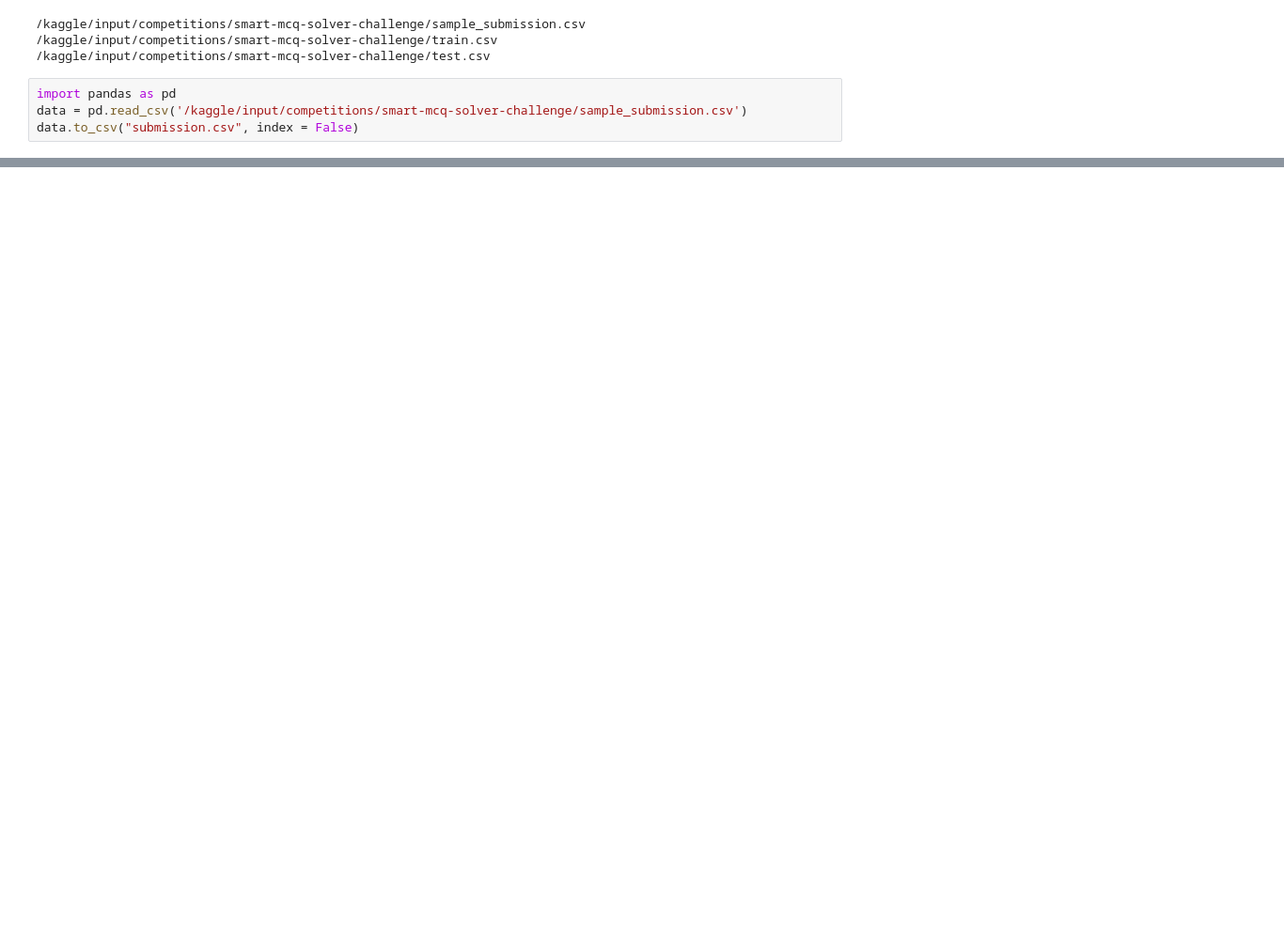
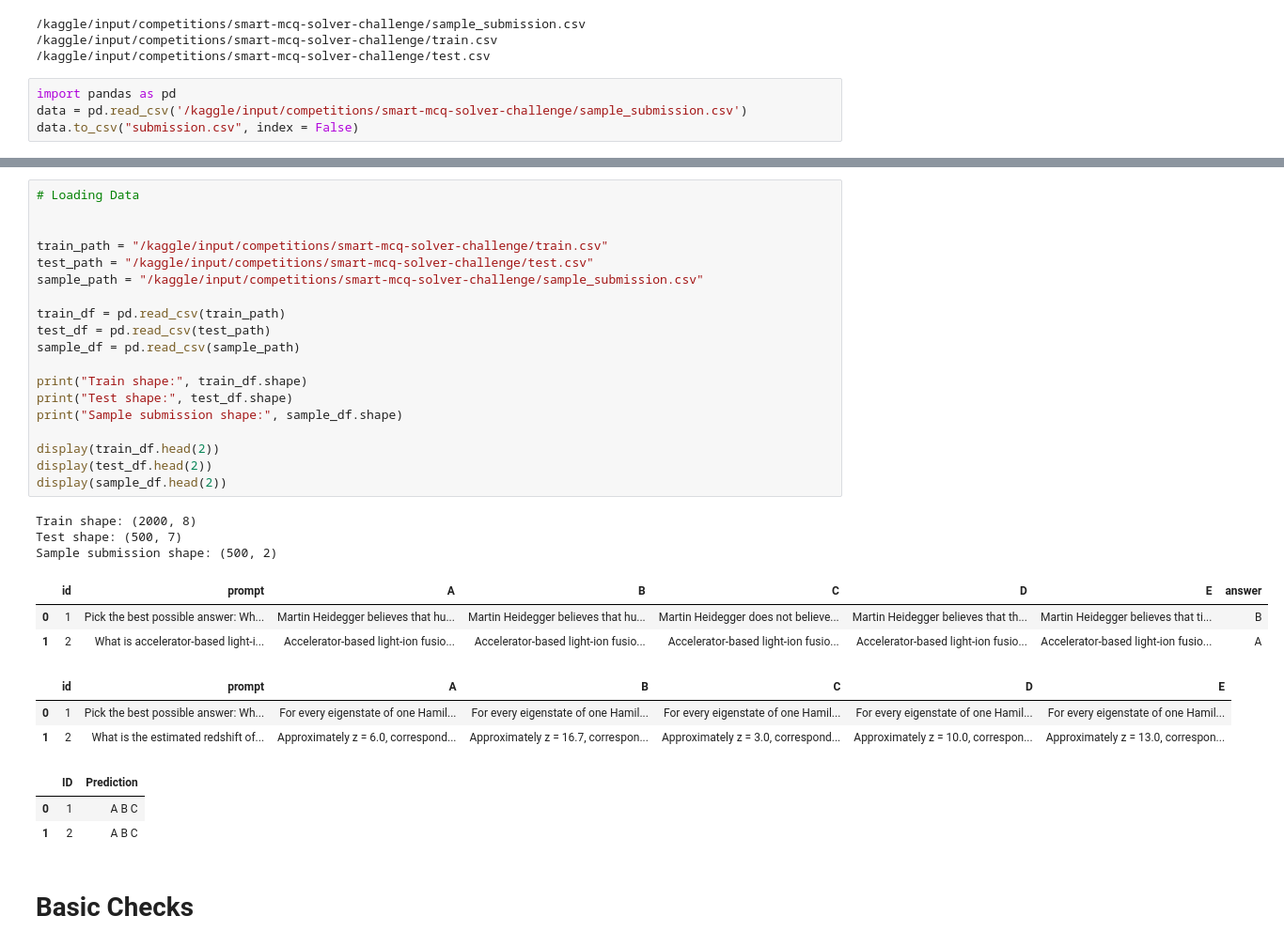
Before and after one commit to Hariom9991/dl-24f1000881-notebook-t22026, a Jupyter notebook: kaggle_notebook.ipynb, the cells around one changed output, grey strips where cells are left out. Shown at 94% size. Cells and saved outputs as stored; diff of their text form; blank space fills up the shorter version.

```diff
--- a/kaggle_notebook.ipynb
+++ b/kaggle_notebook.ipynb
@@ -32,0 +137,34 @@ data.to_csv("submission.csv", index = False)
+# %%
+# Loading Data
+
+
+train_path = "/kaggle/input/competitions/smart-mcq-solver-challenge/train.csv"
+test_path = "/kaggle/input/competitions/smart-mcq-solver-challenge/test.csv"
+sample_path = "/kaggle/input/competitions/smart-mcq-solver-challenge/sample_submission.csv"
+
+train_df = pd.read_csv(train_path)
+test_df = pd.read_csv(test_path)
+sample_df = pd.read_csv(sample_path)
+
+print("Train shape:", train_df.shape)
+print("Test shape:", test_df.shape)
+print("Sample submission shape:", sample_df.shape)
+
+display(train_df.head(2))
+display(test_df.head(2))
+display(sample_df.head(2))
+# %% [output]
+Train shape: (2000, 8)
+Test shape: (500, 7)
+Sample submission shape: (500, 2)
+|  | id | prompt | A | B | C | D | E | answer |
+| 0 | 1 | Pick the best possible answer: Wh... | Martin Heidegger believes that hu... | Martin Heidegger believes that hu... | Martin Heidegger does not believe... | Martin Heidegger believes that th... | Martin Heidegger believes that ti... | B |
+| 1 | 2 | What is accelerator-based light-i... | Accelerator-based light-ion fusio... | Accelerator-based light-ion fusio... | Accelerator-based light-ion fusio... | Accelerator-based light-ion fusio... | Accelerator-based light-ion fusio... | A |
+|  | id | prompt | A | B | C | D | E |
+| 0 | 1 | Pick the best possible answer: Wh... | For every eigenstate of one Hamil... | For every eigenstate of one Hamil... | For every eigenstate of one Hamil... | For every eigenstate of one Hamil... | For every eigenstate of one Hamil... |
+| 1 | 2 | What is the estimated redshift of... | Approximately z = 6.0, correspond... | Approximately z = 16.7, correspon... | Approximately z = 3.0, correspond... | Approximately z = 10.0, correspon... | Approximately z = 13.0, correspon... |
+|  | ID | Prediction |
+| 0 | 1 | A B C |
+| 1 | 2 | A B C |
+# %% [markdown]
+# Basic Checks
```
Also changed, not shown: parts of 50 cells of this notebook.
